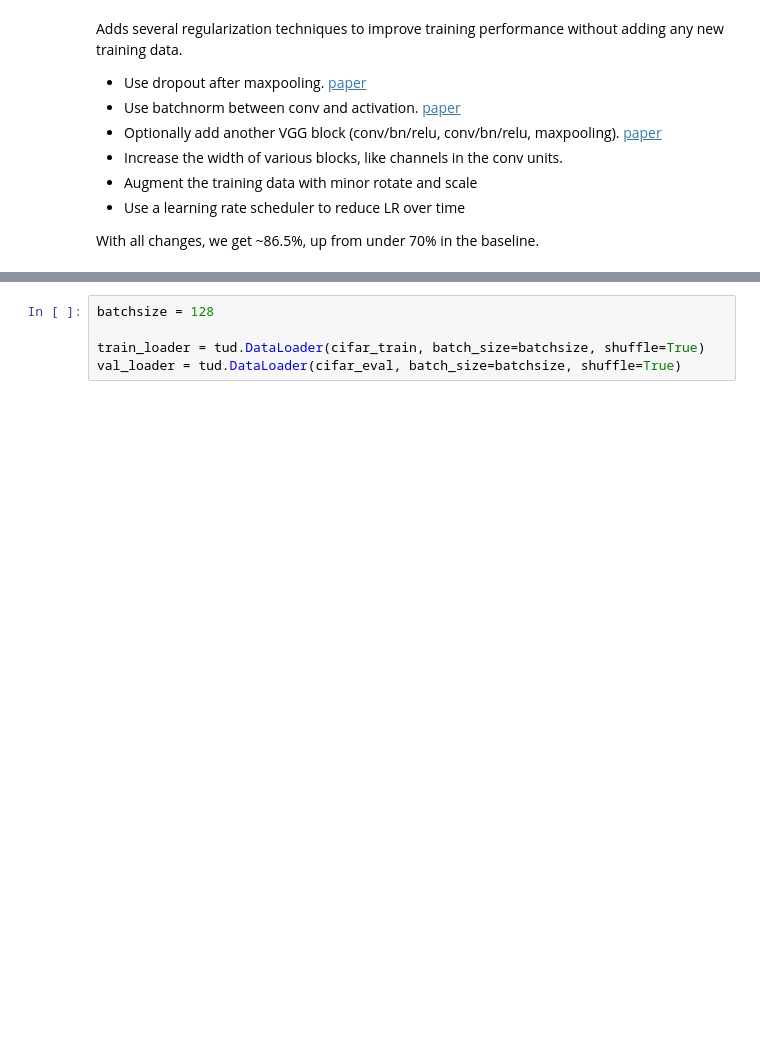
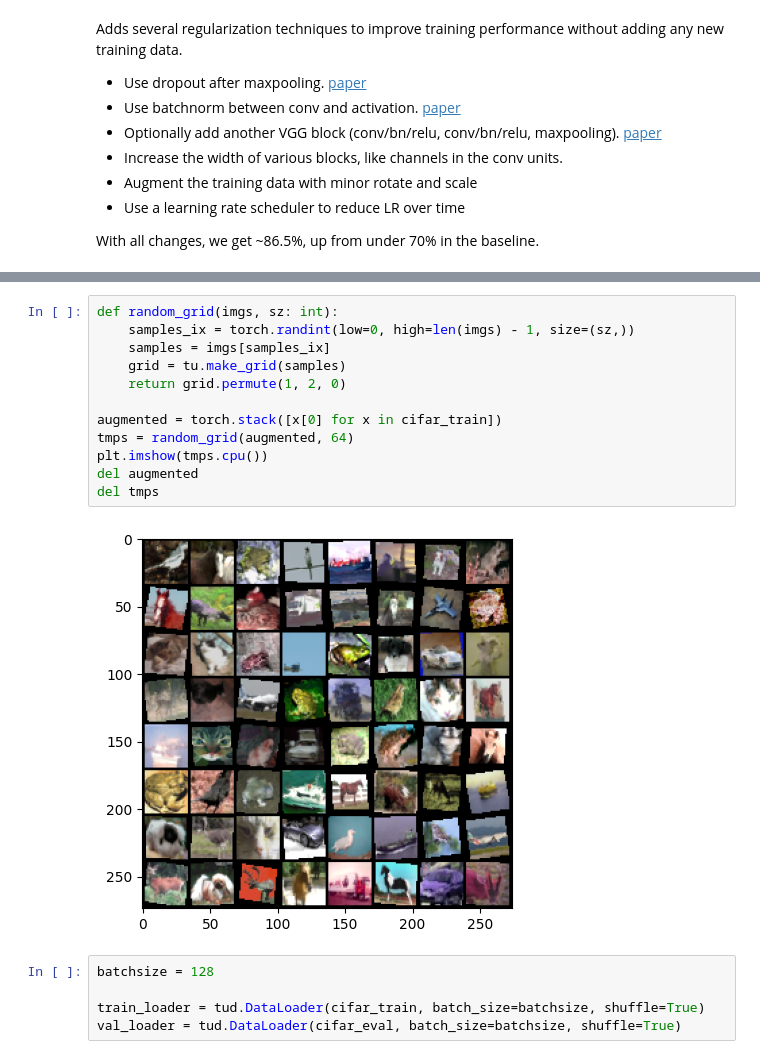
Before and after one commit to kyflores/zero2dcnn, a Jupyter notebook: 4_improving_cifar10.ipynb, the cells around one changed output, grey strips where cells are left out. Saved outputs shown, nothing was run; the diff lists cells and outputs as text; blank space fills up the shorter version.

```diff
--- a/4_improving_cifar10.ipynb
+++ b/4_improving_cifar10.ipynb
@@ -75,6 +82,20 @@ cifar_eval = tds.CIFAR10(
 # %% [output]
 Files already downloaded and verified
 Files already downloaded and verified
+# %%
+def random_grid(imgs, sz: int):
+    samples_ix = torch.randint(low=0, high=len(imgs) - 1, size=(sz,))
+    samples = imgs[samples_ix]
+    grid = tu.make_grid(samples)
+    return grid.permute(1, 2, 0)
+
+augmented = torch.stack([x[0] for x in cifar_train])
+tmps = random_grid(augmented, 64)
+plt.imshow(tmps.cpu())
+del augmented
+del tmps
+# %% [output]
+[figure, added]
 # %%
 batchsize = 128
 
```
Also changed, not shown: parts of 4 cells of this notebook, 4 other files.
